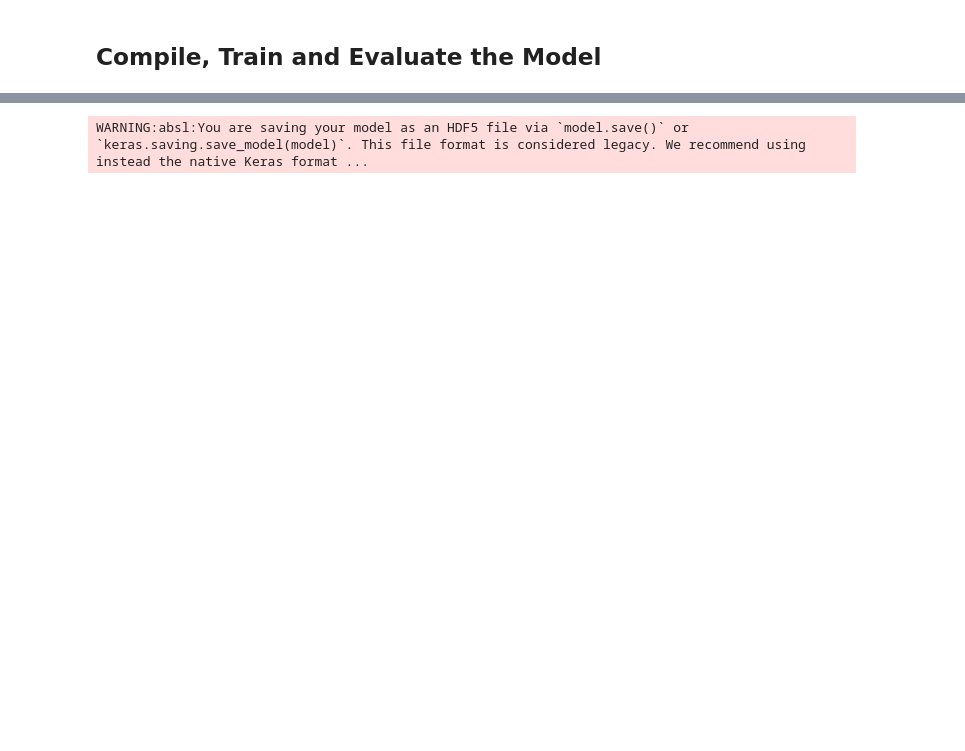
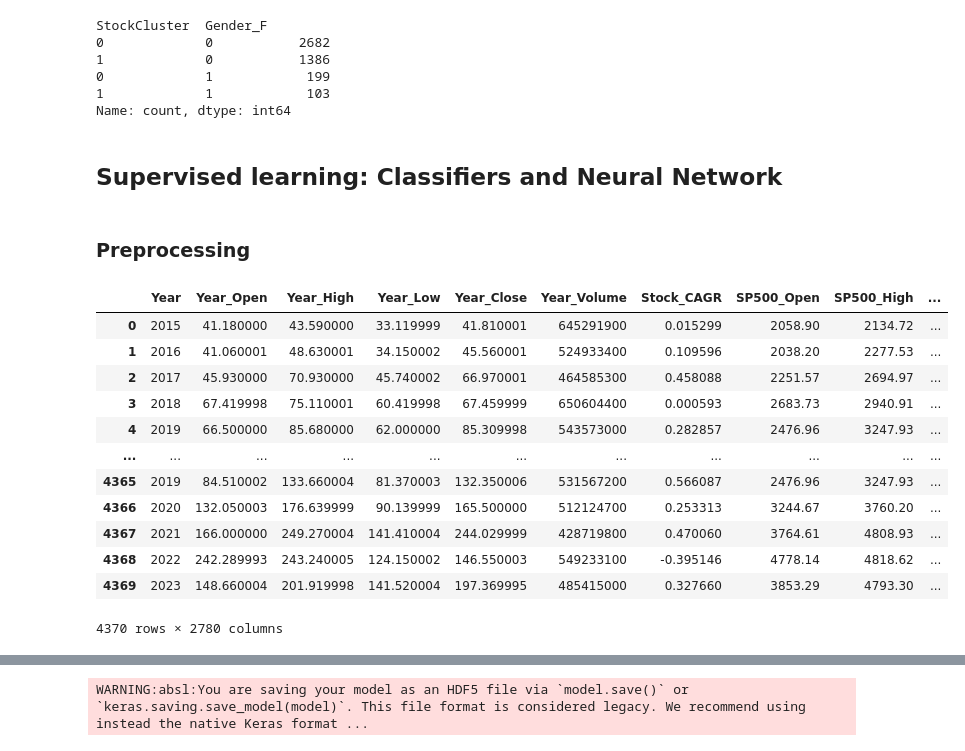
Before and after one commit to NicholasJWiid/StockSmart_ML, a Jupyter notebook: stock_model_starter.ipynb, the cells around one changed output, grey strips where cells are left out. Saved outputs shown, nothing was run; the diff lists cells and outputs as text; code cells hidden in the pictures; blank space fills up the shorter version.

```diff
--- a/stock_model_starter.ipynb
+++ b/stock_model_starter.ipynb
@@ -228,0 +279,9 @@ X = application_df.drop(columns=['IS_SUCCESSFUL', 'SPECIAL_CONSIDERATIONS_N'], a
+# %%
+sp500_clustering_df[["StockCluster", 'Gender_F']].value_counts()
+# %% [output]
+StockCluster  Gender_F
+0             0           2682
+1             0           1386
+0             1            199
+1             1            103
+Name: count, dtype: int64
@@ -228,0 +293,22 @@ X = application_df.drop(columns=['IS_SUCCESSFUL', 'SPECIAL_CONSIDERATIONS_N'], a
+# %% [markdown]
+## Supervised learning: Classifiers and Neural Network
+# %% [markdown]
+### Preprocessing
+# %%
+# Convert categorical data to numeric with `pd.get_dummies`
+sp500_numeric_df = pd.get_dummies(sp500_complete_df, dtype=int)
+sp500_numeric_df
+# %% [output]
+|  | Year | Year_Open | Year_High | Year_Low | Year_Close | Year_Volume | Stock_CAGR | SP500_Open | SP500_High | ... |
+| 0 | 2015 | 41.180000 | 43.590000 | 33.119999 | 41.810001 | 645291900 | 0.015299 | 2058.90 | 2134.72 | ... |
+| 1 | 2016 | 41.060001 | 48.630001 | 34.150002 | 45.560001 | 524933400 | 0.109596 | 2038.20 | 2277.53 | ... |
+| 2 | 2017 | 45.930000 | 70.930000 | 45.740002 | 66.970001 | 464585300 | 0.458088 | 2251.57 | 2694.97 | ... |
+| 3 | 2018 | 67.419998 | 75.110001 | 60.419998 | 67.459999 | 650604400 | 0.000593 | 2683.73 | 2940.91 | ... |
+| 4 | 2019 | 66.500000 | 85.680000 | 62.000000 | 85.309998 | 543573000 | 0.282857 | 2476.96 | 3247.93 | ... |
+| ... | ... | ... | ... | ... | ... | ... | ... | ... | ... | ... |
+| 4365 | 2019 | 84.510002 | 133.660004 | 81.370003 | 132.350006 | 531567200 | 0.566087 | 2476.96 | 3247.93 | ... |
+| 4366 | 2020 | 132.050003 | 176.639999 | 90.139999 | 165.500000 | 512124700 | 0.253313 | 3244.67 | 3760.20 | ... |
+| 4367 | 2021 | 166.000000 | 249.270004 | 141.410004 | 244.029999 | 428719800 | 0.470060 | 3764.61 | 4808.93 | ... |
+| 4368 | 2022 | 242.289993 | 243.240005 | 124.150002 | 146.550003 | 549233100 | -0.395146 | 4778.14 | 4818.62 | ... |
+| 4369 | 2023 | 148.660004 | 201.919998 | 141.520004 | 197.369995 | 485415000 | 0.327660 | 3853.29 | 4793.30 | ... |
+4370 rows × 2780 columns
@@ -239,5 +330,3 @@ X_scaler = scaler.fit(X_train)
 # Scale the data
 X_train_scaled = X_scaler.transform(X_train)
 X_test_scaled = X_scaler.transform(X_test)
-# %% [markdown]
-## Compile, Train and Evaluate the Model
```
Also changed, not shown: parts of 65 cells of this notebook.
